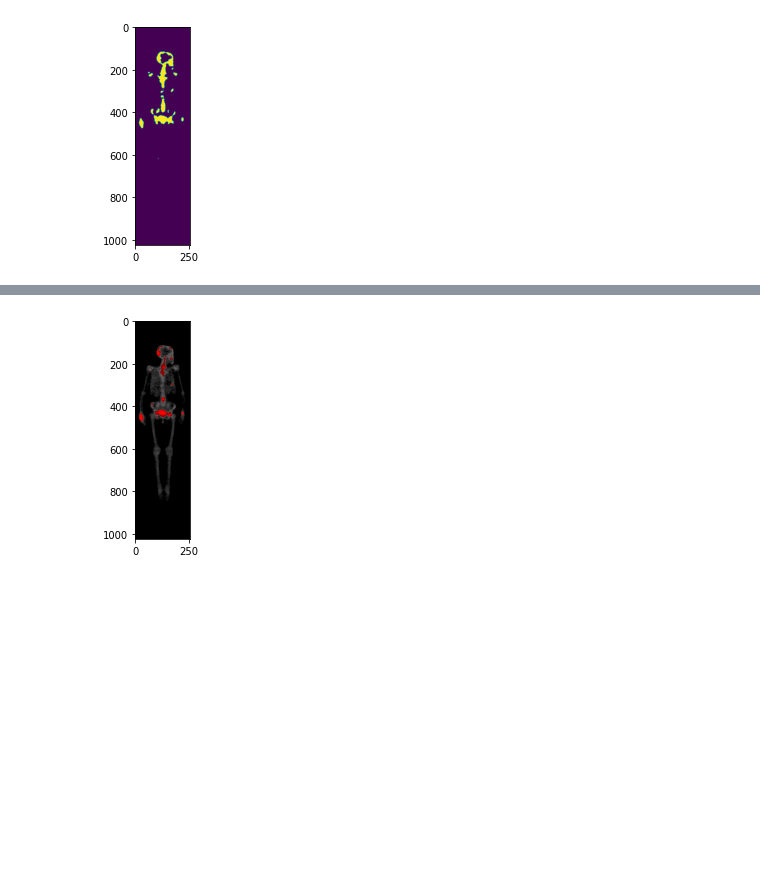
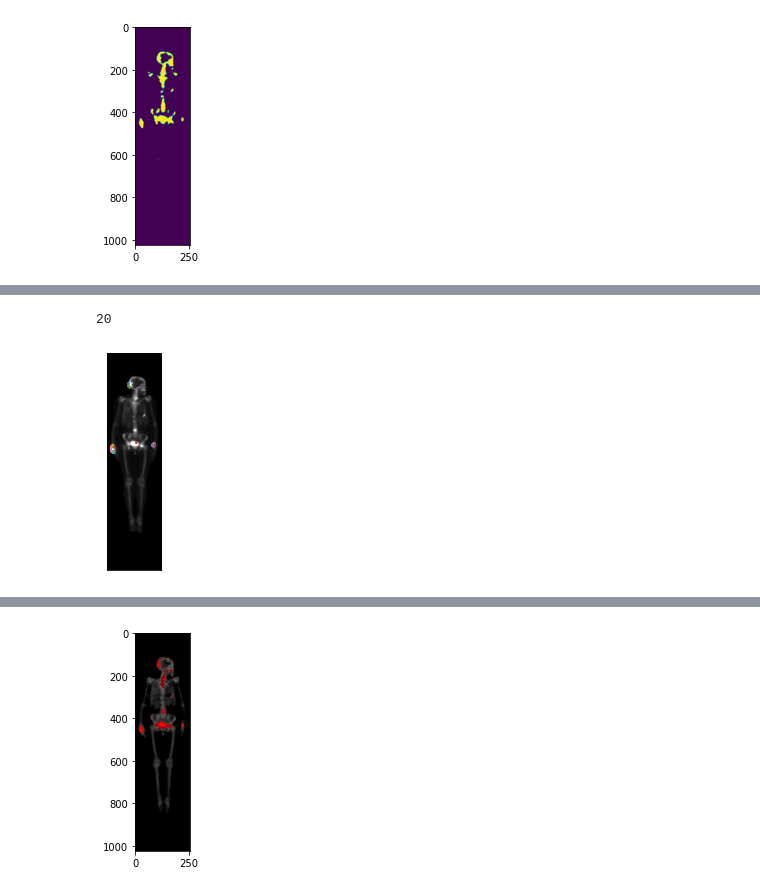
Before and after one commit to josemorista/bm-server, a Jupyter notebook: scripts/index.ipynb, the cells around one changed output, grey strips where cells are left out. Saved outputs shown, nothing was run; the diff lists cells and outputs as text; code cells hidden in the pictures; blank space fills up the shorter version.

Commit message:
feat: added contour detection by cv2

```diff
--- a/scripts/index.ipynb
+++ b/scripts/index.ipynb
@@ -68,0 +113,27 @@ plt.imshow(met);
+# %%
+edged = cv2.imread('./sobel.png', 0);
+contours, hierarchy = cv2.findContours(edged, cv2.RETR_EXTERNAL,  cv2.CHAIN_APPROX_NONE);
+colored = cv2.cvtColor(edged, cv2.COLOR_GRAY2BGR)
+cv2.drawContours(colored, contours, -1, (0,255,0), 1);
+cv2.imshow('contours', colored);
+cv2.waitKey(0);
+print(len(contours));
+cv2.destroyAllWindows();
+# %% [output]
+20
+# %%
+contours = measure.find_contours(edge_sobel);
+
+fig, ax = plt.subplots()
+ax.imshow(eq, cmap=plt.cm.gray)
+
+for contour in contours:
+    ax.plot(contour[:, 1], contour[:, 0], linewidth=2)
+
+ax.axis('image')
+ax.set_xticks([])
+ax.set_yticks([])
+plt.show()
+cv2.destroyAllWindows();
+# %% [output]
+[figure, added]
```
Also changed, not shown: parts of 5 cells of this notebook.
